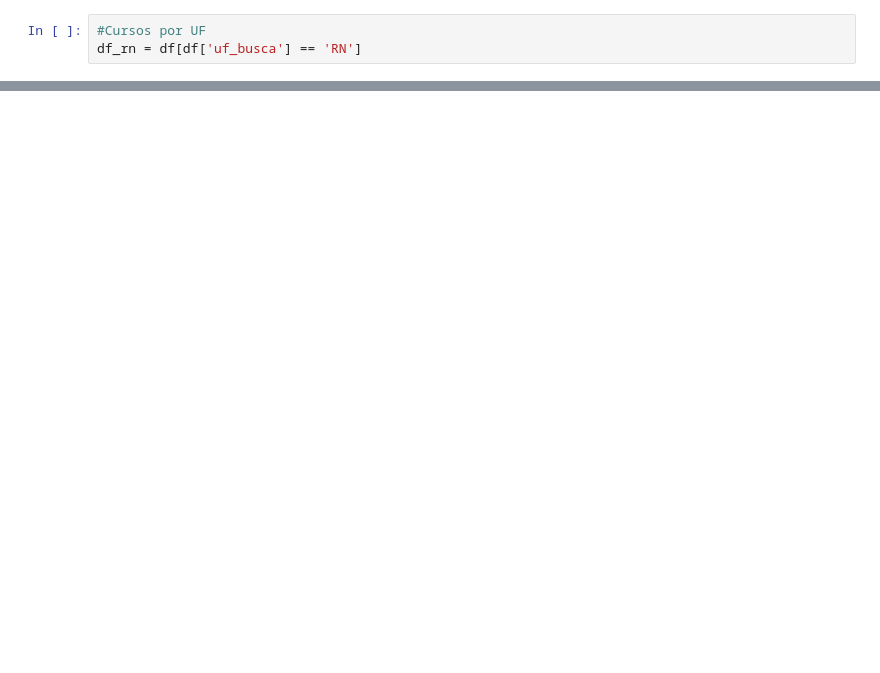
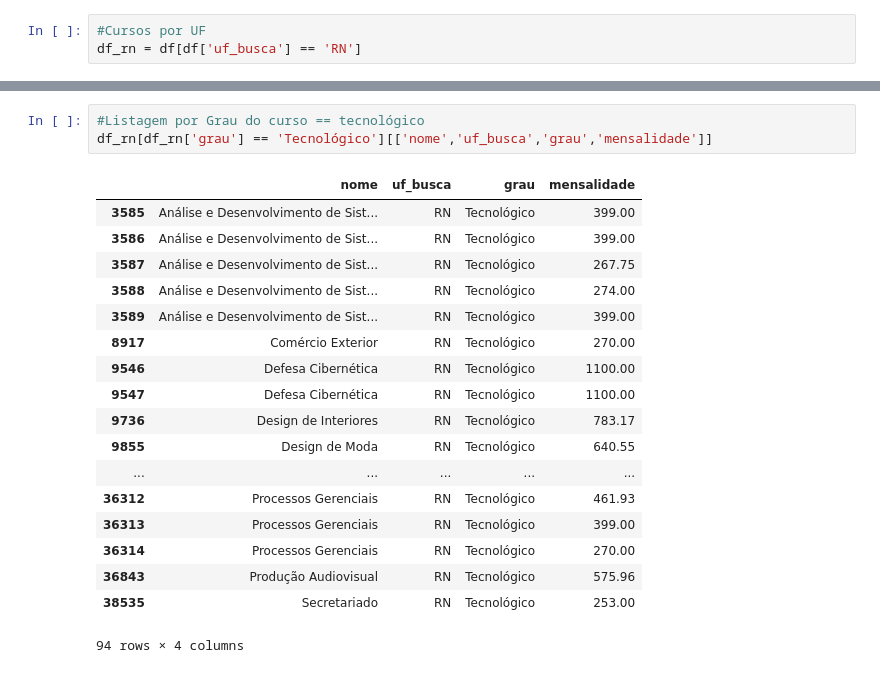
Before and after one commit to caiuafranca/CursoHackLab, a Jupyter notebook: Analise Exploratoria ProUni 2018 .ipynb, the cells around one changed output, grey strips where cells are left out. Cells and saved outputs as stored; diff of their text form; blank space fills up the shorter version.

Commit message:
Curso Lab Day 01'

```diff
--- a/Analise Exploratoria ProUni 2018 .ipynb
+++ b/Analise Exploratoria ProUni 2018 .ipynb
@@ -110,0 +112,22 @@ df_rn.describe()
+# %%
+#Listagem por Grau do curso == tecnológico
+df_rn[df_rn['grau'] == 'Tecnológico'][['nome','uf_busca','grau','mensalidade']]
+# %% [output]
+|  | nome | uf_busca | grau | mensalidade |
+| 3585 | Análise e Desenvolvimento de Sist... | RN | Tecnológico | 399.00 |
+| 3586 | Análise e Desenvolvimento de Sist... | RN | Tecnológico | 399.00 |
+| 3587 | Análise e Desenvolvimento de Sist... | RN | Tecnológico | 267.75 |
+| 3588 | Análise e Desenvolvimento de Sist... | RN | Tecnológico | 274.00 |
+| 3589 | Análise e Desenvolvimento de Sist... | RN | Tecnológico | 399.00 |
+| 8917 | Comércio Exterior | RN | Tecnológico | 270.00 |
+| 9546 | Defesa Cibernética | RN | Tecnológico | 1100.00 |
+| 9547 | Defesa Cibernética | RN | Tecnológico | 1100.00 |
+| 9736 | Design de Interiores | RN | Tecnológico | 783.17 |
+| 9855 | Design de Moda | RN | Tecnológico | 640.55 |
+| ... | ... | ... | ... | ... |
+| 36312 | Processos Gerenciais | RN | Tecnológico | 461.93 |
+| 36313 | Processos Gerenciais | RN | Tecnológico | 399.00 |
+| 36314 | Processos Gerenciais | RN | Tecnológico | 270.00 |
+| 36843 | Produção Audiovisual | RN | Tecnológico | 575.96 |
+| 38535 | Secretariado | RN | Tecnológico | 253.00 |
+94 rows × 4 columns
```
Also changed, not shown: parts of 5 cells of this notebook.
